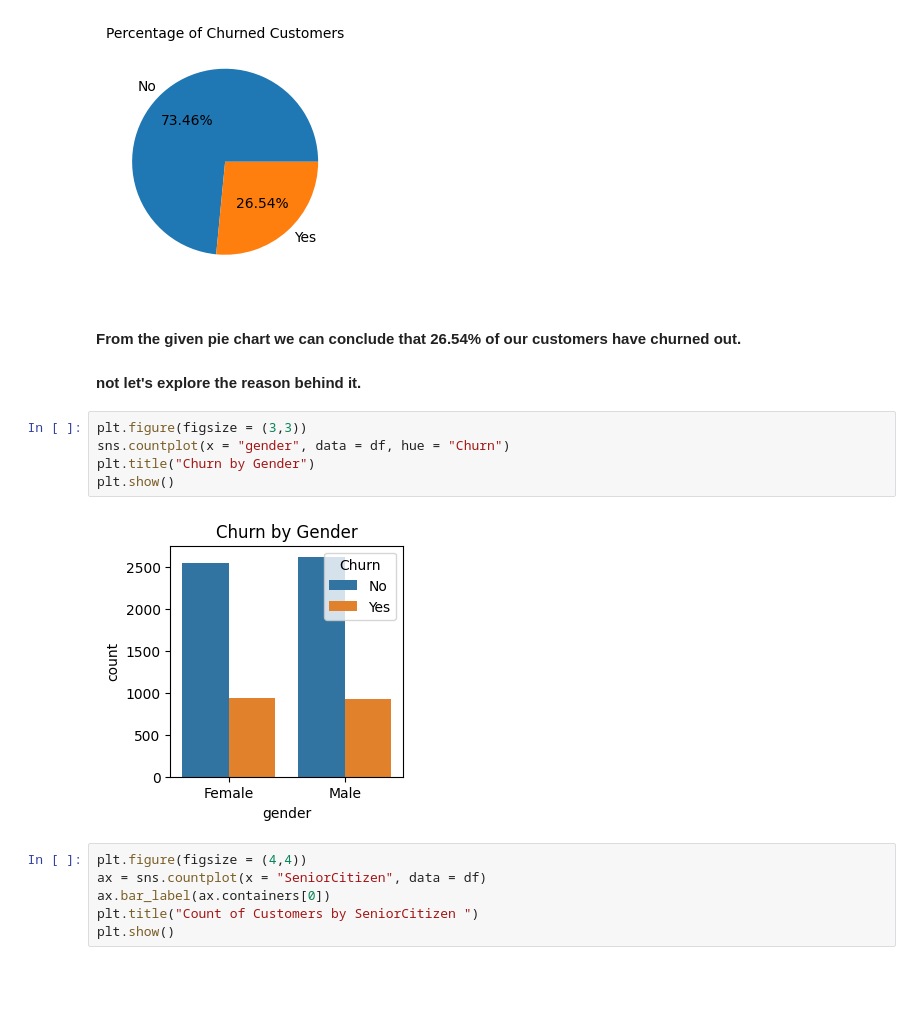
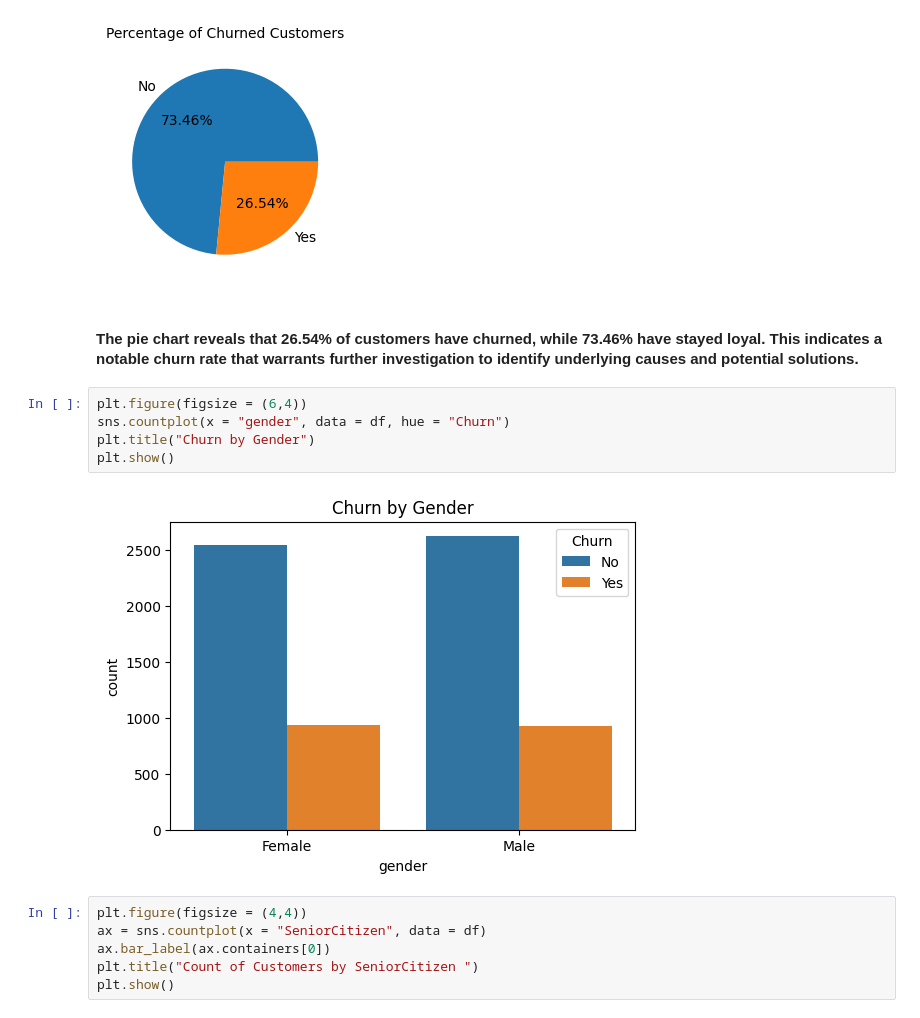
Before and after one commit to RichaSinghhh/Customer-Churn-Analysis, a Jupyter notebook: Telcom Customer Churn.ipynb, the cells around one changed output. Cells and saved outputs as stored; diff of their text form; blank space fills up the shorter version.

```diff
--- a/Telcom Customer Churn.ipynb
+++ b/Telcom Customer Churn.ipynb
@@ -119,16 +119,15 @@ plt.title("Percentage of Churned Customers", fontsize = 10)
 plt.show()
 # %% [output]
 [figure]
-# %% [markdown]
-#### **From the given pie chart we can conclude that 26.54% of our customers have churned out.**
-#### **not let's explore the reason behind it.**
+# %% [markdown]
+#### **The pie chart reveals that 26.54% of customers have churned, while 73.46% have stayed loyal. This indicates a notable churn rate that warrants further investigation to identify underlying causes and potential solutions.**
 # %%
-plt.figure(figsize = (3,3))
+plt.figure(figsize = (6,4))
 sns.countplot(x = "gender", data = df, hue = "Churn")
 plt.title("Churn by Gender")
 plt.show()
 # %% [output]
-[figure, old version]
+[figure, new version]
 # %%
 plt.figure(figsize = (4,4))
 ax = sns.countplot(x = "SeniorCitizen", data = df)
```
Also changed, not shown: parts of 8 cells of this notebook.
